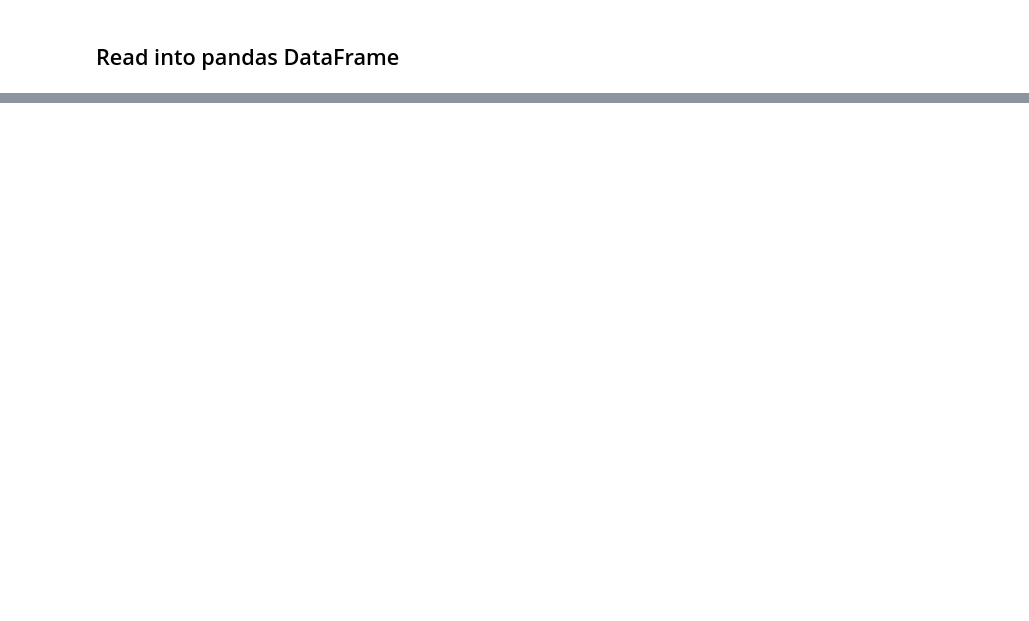
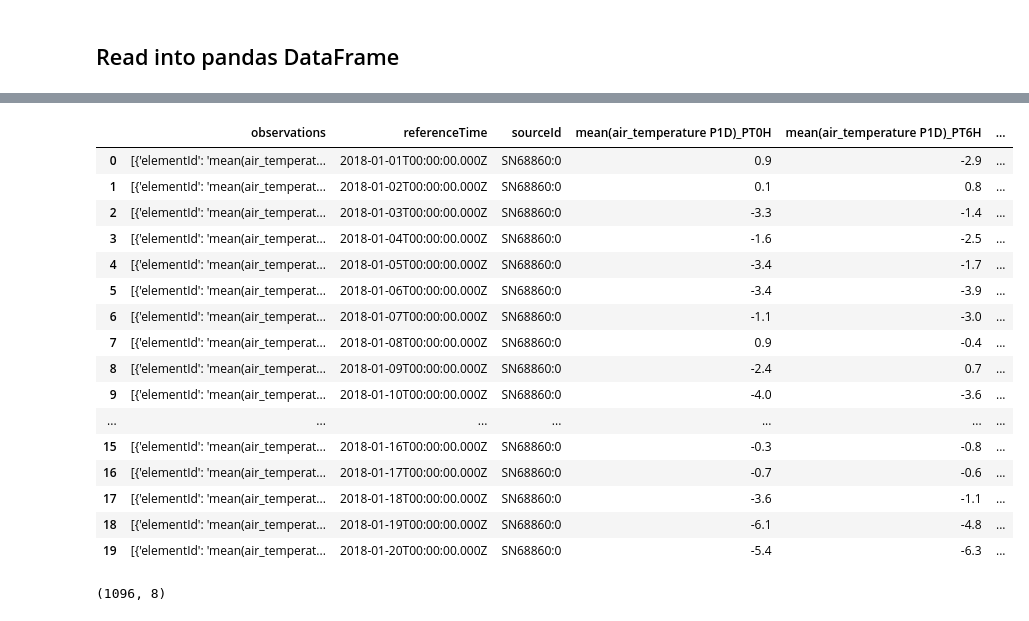
Before and after one commit to Fundator/NVDB-Hackathon, a Jupyter notebook: Examples of data retrieval.ipynb, the cells around one changed output, grey strips where cells are left out. Drawn from its saved outputs; the diff is of its cells as text; code cells hidden in the pictures; blank space fills up the shorter version.

```diff
--- a/Examples of data retrieval.ipynb
+++ b/Examples of data retrieval.ipynb
@@ -348,0 +354,20 @@ df_weather.head()
+# %%
+df_weather.head(20)
+# %% [output]
+|  | observations | referenceTime | sourceId | mean(air_temperature P1D)_PT0H | mean(air_temperature P1D)_PT6H | ... |
+| 0 | [{'elementId': 'mean(air_temperat... | 2018-01-01T00:00:00.000Z | SN68860:0 | 0.9 | -2.9 | ... |
+| 1 | [{'elementId': 'mean(air_temperat... | 2018-01-02T00:00:00.000Z | SN68860:0 | 0.1 | 0.8 | ... |
+| 2 | [{'elementId': 'mean(air_temperat... | 2018-01-03T00:00:00.000Z | SN68860:0 | -3.3 | -1.4 | ... |
+| 3 | [{'elementId': 'mean(air_temperat... | 2018-01-04T00:00:00.000Z | SN68860:0 | -1.6 | -2.5 | ... |
+| 4 | [{'elementId': 'mean(air_temperat... | 2018-01-05T00:00:00.000Z | SN68860:0 | -3.4 | -1.7 | ... |
+| 5 | [{'elementId': 'mean(air_temperat... | 2018-01-06T00:00:00.000Z | SN68860:0 | -3.4 | -3.9 | ... |
+| 6 | [{'elementId': 'mean(air_temperat... | 2018-01-07T00:00:00.000Z | SN68860:0 | -1.1 | -3.0 | ... |
+| 7 | [{'elementId': 'mean(air_temperat... | 2018-01-08T00:00:00.000Z | SN68860:0 | 0.9 | -0.4 | ... |
+| 8 | [{'elementId': 'mean(air_temperat... | 2018-01-09T00:00:00.000Z | SN68860:0 | -2.4 | 0.7 | ... |
+| 9 | [{'elementId': 'mean(air_temperat... | 2018-01-10T00:00:00.000Z | SN68860:0 | -4.0 | -3.6 | ... |
+| ... | ... | ... | ... | ... | ... | ... |
+| 15 | [{'elementId': 'mean(air_temperat... | 2018-01-16T00:00:00.000Z | SN68860:0 | -0.3 | -0.8 | ... |
+| 16 | [{'elementId': 'mean(air_temperat... | 2018-01-17T00:00:00.000Z | SN68860:0 | -0.7 | -0.6 | ... |
+| 17 | [{'elementId': 'mean(air_temperat... | 2018-01-18T00:00:00.000Z | SN68860:0 | -3.6 | -1.1 | ... |
+| 18 | [{'elementId': 'mean(air_temperat... | 2018-01-19T00:00:00.000Z | SN68860:0 | -6.1 | -4.8 | ... |
+| 19 | [{'elementId': 'mean(air_temperat... | 2018-01-20T00:00:00.000Z | SN68860:0 | -5.4 | -6.3 | ... |
@@ -348,0 +397,4 @@ df_weather.head()
+# %%
+df_tot.shape
+# %% [output]
+(1096, 8)
```
Also changed, not shown: parts of 8 cells of this notebook.
